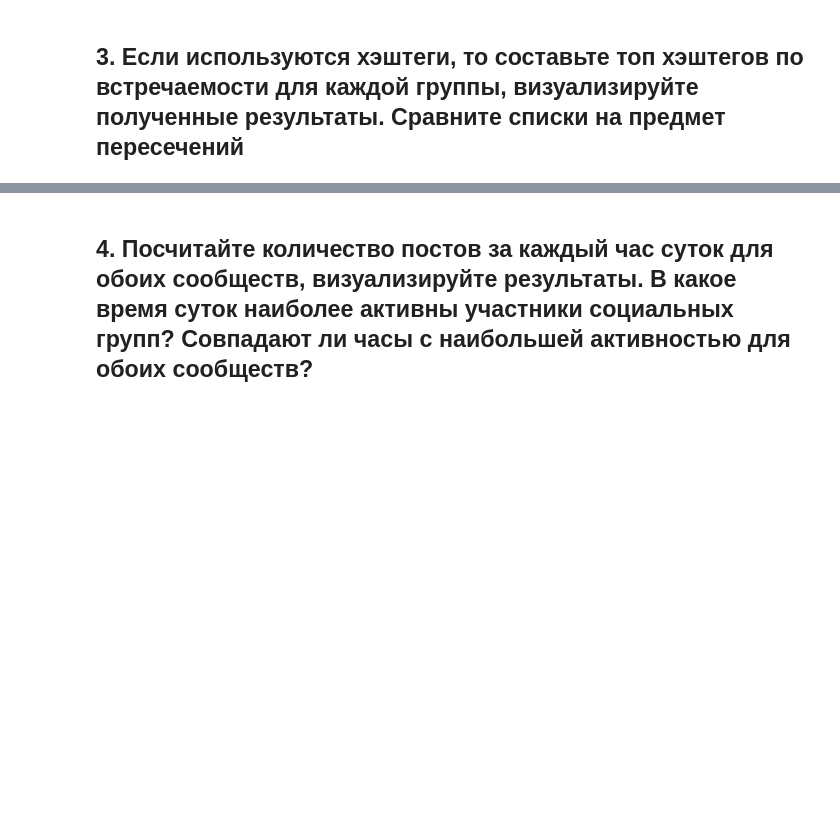
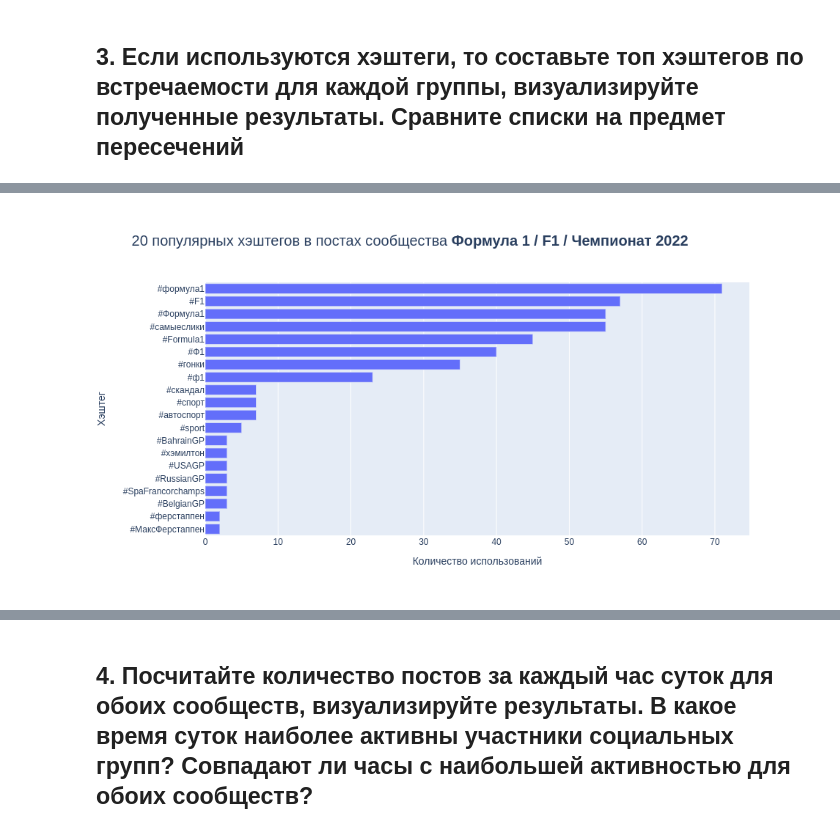
Before and after one commit to alexanderlakiza/itmo-social_media_analysis, a Jupyter notebook: ordinary_subject/lab1/analysis.ipynb, the cells around one changed output, grey strips where cells are left out. Drawn from its saved outputs; the diff is of its cells as text; code cells hidden in the pictures; blank space fills up the shorter version.

```diff
--- a/ordinary_subject/lab1/analysis.ipynb
+++ b/ordinary_subject/lab1/analysis.ipynb
@@ -114,0 +143,4 @@ print(output)
+# %%
+Image(filename='images/hash_formula.png')
+# %% [output]
+[figure, added]
```
Also changed, not shown: parts of 14 cells of this notebook, 5 other files.
